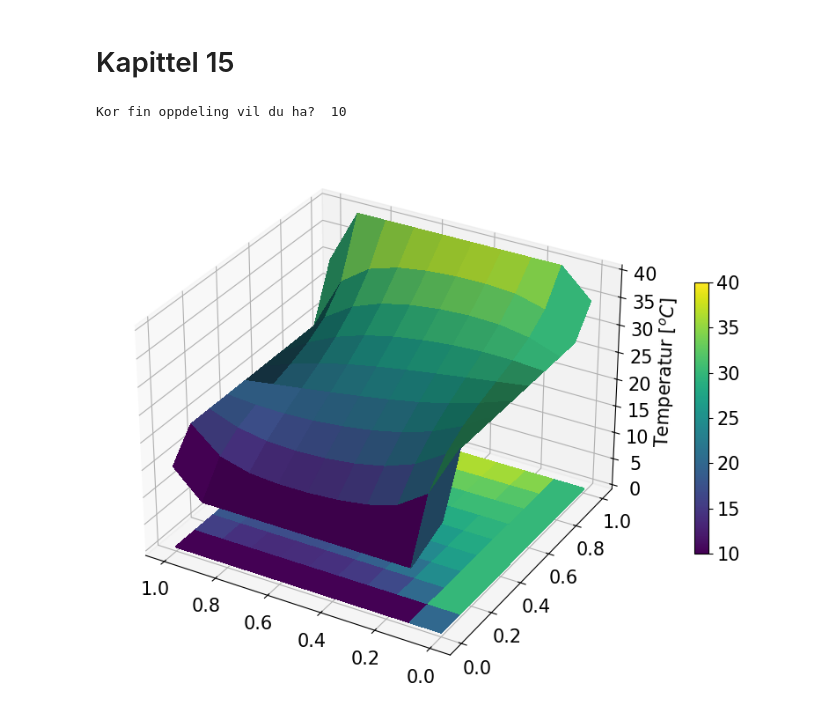
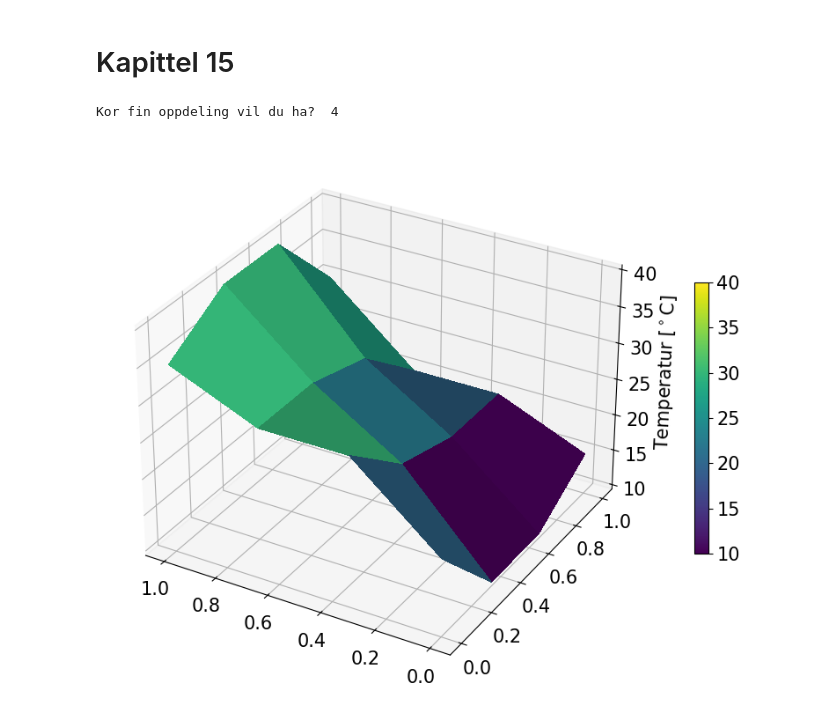
Before and after one commit to nummet/nummet, a Jupyter notebook: Kap_16_Temperaturfordeling/Temperaturfordeling_Python.ipynb, the cells around one changed output. Saved outputs shown, nothing was run; the diff lists cells and outputs as text; code cells hidden in the pictures.

```diff
--- a/Kap_16_Temperaturfordeling/Temperaturfordeling_Python.ipynb
+++ b/Kap_16_Temperaturfordeling/Temperaturfordeling_Python.ipynb
@@ -18,6 +18,12 @@ verdien i kvart element til gjennomsnittet av
 nabopunkta. Dette blir gjentatt til dess matrisa
 blir praktisk tala uendra ved nye iterasjonar.
 """
+
+# Import
+import numpy as np
+import matplotlib.pyplot as plt
+from matplotlib import colors
+from matplotlib import cm
 
 # Fikserer kanttemperaturar
 T_kant_venstre = 10
@@ -32,13 +38,14 @@ tol = 1e-2
 N = int(input('Kor fin oppdeling vil du ha? '))
 
 #
-# Set opp starT_matrisa
+# Set opp startmatrisa
 #
 # Allokerer temperaturmatrisa T_mat og kopi
 T_mat = np.zeros((N, N))
-T_mat_gml = T_mat.copy()
+T_mat_gml = np.copy(T_mat)
 
 # Startfordeling med tilfeldige tal frå max til min
+# for indre punkt
 Min = np.min(np.array([T_kant_venstre, T_kant_over,
                        T_kant_hoegre, T_kant_under]))
 Max = np.max(np.array([T_kant_venstre, T_kant_over,
@@ -46,68 +53,61 @@ Max = np.max(np.array([T_kant_venstre, T_kant_over,
 T_mat[1:(N-1),1:(N-1)] = np.ones((N-2,N-2)) * \
     Min+(Max-Min)*np.random.random((N-2,N-2))
 
-# Kantar
+# Kant-temperaturar
 T_mat[1:N-1, 0] = T_kant_venstre
 T_mat[0, 1:(N-1)] = T_kant_over
 T_mat[1:(N-1), N-1] = T_kant_hoegre
 T_mat[N-1, 1:(N-1)] = T_kant_under
 
-# Hjørna (gjennomsnitt)
+# Hjørne-temperaturar (gjennomsnitt)
 T_mat[0,0] = (T_kant_venstre+T_kant_over)/2
 T_mat[0,N-1] = (T_kant_over+T_kant_hoegre)/2
 T_mat[N-1,N-1] = (T_kant_hoegre+T_kant_under)/2
 T_mat[N-1,0] = (T_kant_under+T_kant_venstre)/2
 
 # Itererer til det sluttar å endre seg
 while np.linalg.norm(T_mat-T_mat_gml) > tol:
-    T_mat_gml = T_mat.copy()         # Kopierer matrisa
+    T_mat_gml = np.copy(T_mat)        # Kopierer matrisa
     for r in range(1, N-1):
         for s in range(1, N-1):
             # Omdefinerer temp. til gjennomsnitt
             T_mat[r,s] = (T_mat[r,s-1] + T_mat[r,s+1] + \
                 T_mat[r-1,s] + T_mat[r+1,s])/4
 
+#
 # Plottar sluttfordelinga
+#
+# Vektor med verdiar på x- og y-aksane
+xy_vektor = np.linspace(0, 1, N)
 
-# FIXME: Quick-fix for å lage det samme plottet (visuelt)
-#        som for MATLAB
-T_mat = T_mat.transpose()
-
-# Vektor med verdiar på x- og y-aksane
-xy_vektor = np.arange(0, 1 + 1/(N-1) * 0.9, 1/(N-1))
-
+# Fontstorleik i plotta
 plt.rcParams.update({'font.size': 15})
 
-# Create the meshgrid
+# Lagar eit 2D-grid
 X, Y = np.meshgrid(xy_vektor, xy_vektor)
 
 fig = plt.figure(figsize=(14, 8))
 ax = fig.add_subplot(projection='3d')
-norm = colors.Normalize(vmin=T_mat.min(),
-                        vmax=T_mat.max())
-cmap = plt.cm.viridis
+
+# Brukar fargekartet "viridis"
+cmap = cm.viridis
+# Kobler farger i fargekartet med verdiar i T_mat
+norm = colors.Normalize(vmin = np.min(T_mat),
+                        vmax = np.max(T_mat))
 col = cmap(norm(T_mat))
-# FIXME: Rutenett-plott
-#surf = ax.plot_surface(X, Y, T_mat,
-#                       facecolors=col, linewidth=0,
-#                       antialiased=False, shade=True)
+
 # Overflate-plott
 surf = ax.plot_surface(X, Y, T_mat,
                        facecolors=col, linewidth=0,
                        antialiased=False, shade=True)
-# Farge-plott
-pcol = ax.plot_surface(X, Y, np.zeros_like(T_mat),
-                       facecolors=col,
-                       shade=False, antialiased=False)
-# FIXME: Quick-fix for å lage det samme plottet (visuelt)
-#        som for MATLAB
 ax.xaxis.set_inverted(True)
-ax.set_zlabel('Temperatur [$^o C$]') # Namn på z-akse
+ax.set_zlabel('Temperatur [$^\circ$C]') # Namn på z-akse
 
+# Set på søyle til å forklare fargekode
 sc = cm.ScalarMappable(cmap=cmap, norm=norm)
 fig.colorbar(sc, ax=ax, shrink=0.5)
 
 plt.show()
 # %% [output]
-Kor fin oppdeling vil du ha?  10
+Kor fin oppdeling vil du ha?  4
-[figure, old version]
+[figure, new version]
```
Also changed, not shown: 1 other file.
